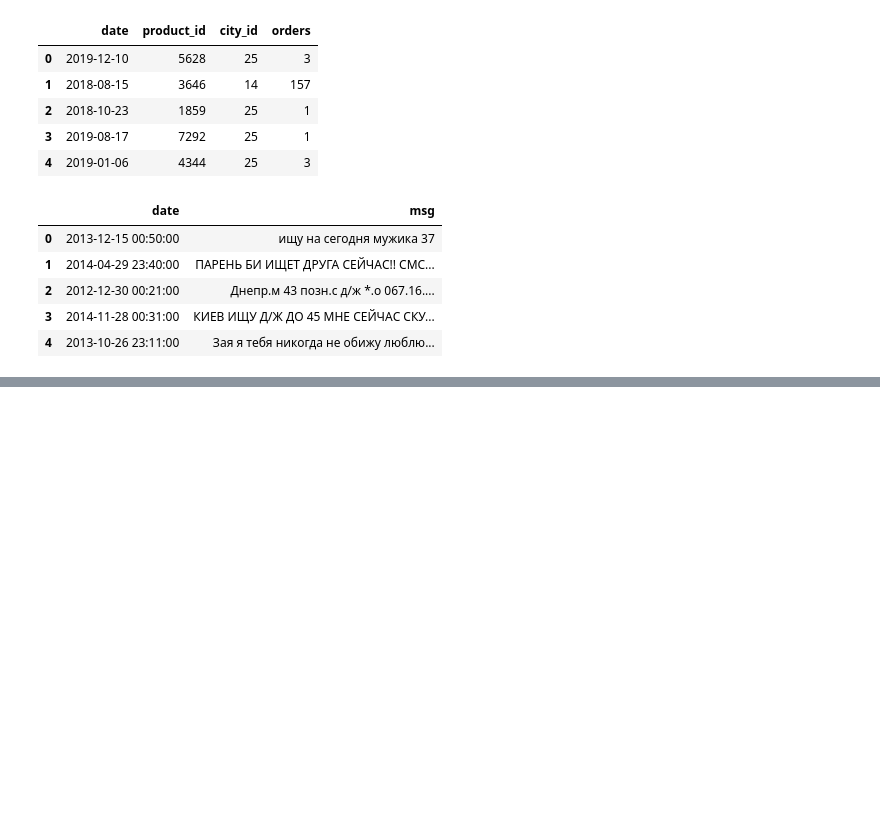
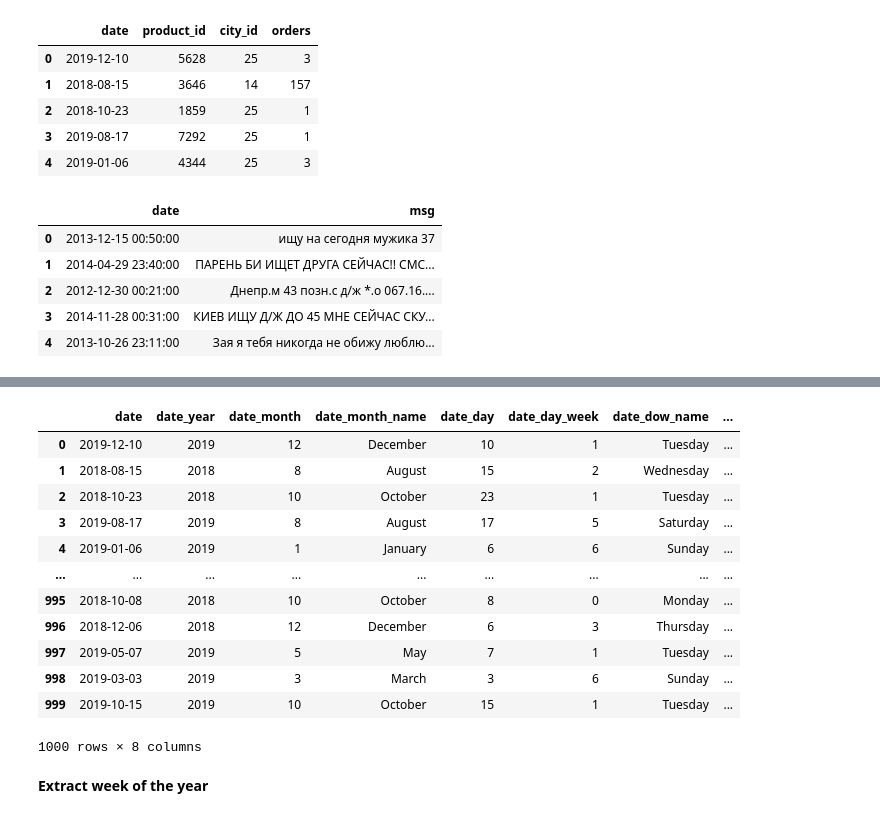
Before and after one commit to ajaykumar080286/feature_engineering, a Jupyter notebook: 21_handling_date_and_time.ipynb, the cells around one changed output, grey strips where cells are left out. Drawn from its saved outputs; the diff is of its cells as text; code cells hidden in the pictures; blank space fills up the shorter version.

```diff
--- a/21_handling_date_and_time.ipynb
+++ b/21_handling_date_and_time.ipynb
@@ -28,0 +106,2 @@ time.head()
+# %%
+date["date_month_name"]=date["date"].dt.month_name()
@@ -28,0 +117,2 @@ time.head()
+# %%
+date["date_day"]=date["date"].dt.day
@@ -28,0 +128,2 @@ time.head()
+# %%
+date["date_day_week"]=date["date"].dt.day_of_week
@@ -28,0 +139,2 @@ time.head()
+# %%
+date['date_dow_name'] = date['date'].dt.day_name()
@@ -28,0 +150,19 @@ time.head()
+# %%
+date["date_is_weekend"]=np.where(date["date_dow_name"].isin(['Sunday', 'Saturday']),1,0)
+date.drop(columns=["product_id","city_id","orders"])
+# %% [output]
+|  | date | date_year | date_month | date_month_name | date_day | date_day_week | date_dow_name | ... |
+| 0 | 2019-12-10 | 2019 | 12 | December | 10 | 1 | Tuesday | ... |
+| 1 | 2018-08-15 | 2018 | 8 | August | 15 | 2 | Wednesday | ... |
+| 2 | 2018-10-23 | 2018 | 10 | October | 23 | 1 | Tuesday | ... |
+| 3 | 2019-08-17 | 2019 | 8 | August | 17 | 5 | Saturday | ... |
+| 4 | 2019-01-06 | 2019 | 1 | January | 6 | 6 | Sunday | ... |
+| ... | ... | ... | ... | ... | ... | ... | ... | ... |
+| 995 | 2018-10-08 | 2018 | 10 | October | 8 | 0 | Monday | ... |
+| 996 | 2018-12-06 | 2018 | 12 | December | 6 | 3 | Thursday | ... |
+| 997 | 2019-05-07 | 2019 | 5 | May | 7 | 1 | Tuesday | ... |
+| 998 | 2019-03-03 | 2019 | 3 | March | 3 | 6 | Sunday | ... |
+| 999 | 2019-10-15 | 2019 | 10 | October | 15 | 1 | Tuesday | ... |
+1000 rows × 8 columns
+# %% [markdown]
+**Extract week of the year**
```
Also changed, not shown: parts of 37 cells of this notebook.
